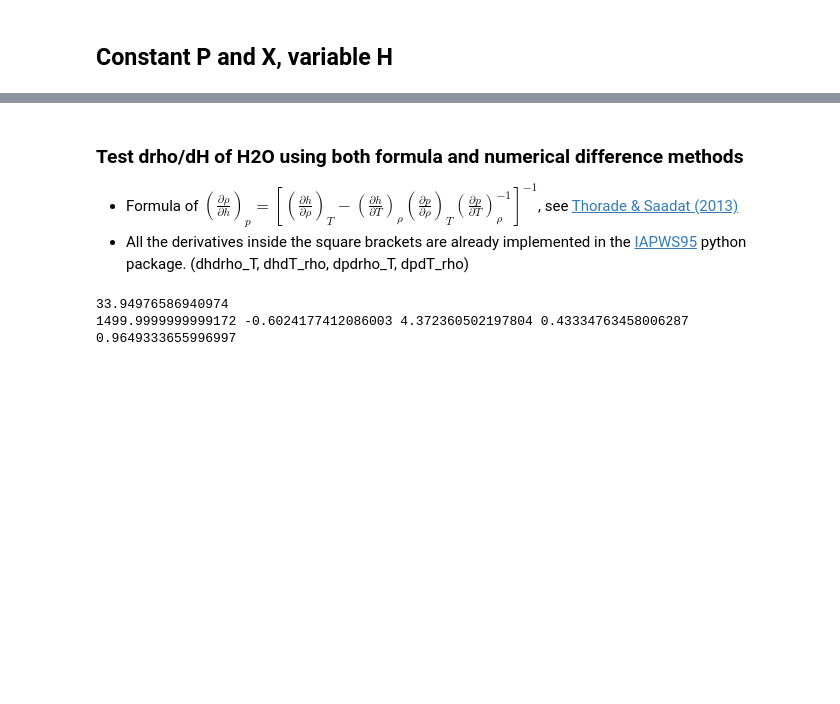
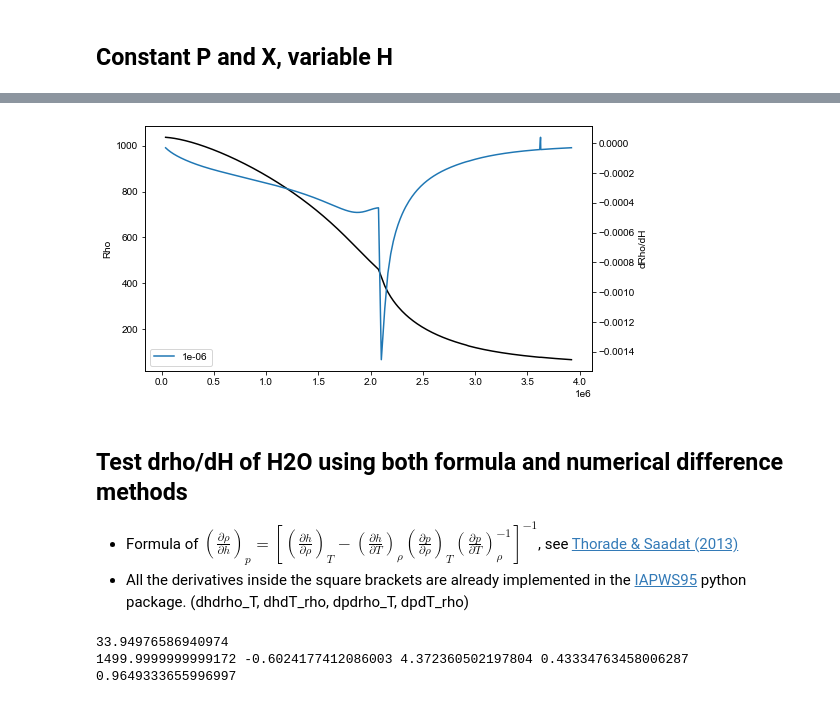
Before and after one commit to zguoch/saltwatereos, a Jupyter notebook: benchmarkTest/notebook/derivative.ipynb, the cells around one changed output, grey strips where cells are left out. Saved outputs shown, nothing was run; the diff lists cells and outputs as text; code cells hidden in the pictures; blank space fills up the shorter version.

```diff
--- a/benchmarkTest/notebook/derivative.ipynb
+++ b/benchmarkTest/notebook/derivative.ipynb
@@ -63,5 +67,51 @@ plt.show()
+# %%
+p, X_wt = 300E5, 0.032
+T = np.linspace(1,800, 1000)+273.15 # K
+H = np.zeros_like(T)
+Rho = np.zeros_like(H)
+phaseRegion = np.zeros_like(H)
+dRhodT = {}
+dHdT = {}
+dRhodH = {}
+dT_list = [0.000001] #K
+for dT in dT_list:
+    dRhodH[dT] = np.zeros_like(H)
+    dRhodT[dT] = np.zeros_like(H)
+    dHdT[dT] = np.zeros_like(H)
+for i in range(0, len(T)):
+    prop = sw.prop_pTX(p, T[i], X_wt)
+    Rho[i] = prop.Rho
+    H[i] = prop.H
+    phaseRegion[i] = prop.Region
+    for dT_K in dT_list:
+        dT = float(dT_K) #K
+        prop2 = sw.prop_pTX(p, T[i] + dT/2.0, X_wt)
+        prop1 = sw.prop_pTX(p, T[i] - dH/2.0, X_wt)
+        dRhodT[dT_K][i] = (prop2.Rho - prop1.Rho)/dT
+        dHdT[dT_K][i] = (prop2.H - prop1.H)/dT
+        dRhodH[dT_K][i] = dRhodT[dT_K][i]/dHdT[dT_K][i]
+# %%
+fig = plt.figure(figsize=(8, 4.5))
+ax  = plt.gca()
+
+ax.plot(H, Rho,'k')
+ax.set_ylabel('Rho')
+# # for i in range(1,len(phaseRegion)):
+# #     ax.axvspan(H[i-1], H[i], fc = plt.cm.tab10.colors[int(phaseRegion[i])], ec='None')
+
+ax_der = ax.twinx()
+for i, dH in enumerate(dT_list):
+    ax_der.plot(H, dRhodH[dH], ms=1, label=dH)
+# # ax_der.set_ylim(-0.0015, 0)
+ax_der.set_ylabel('dRho/dH')
+ax_der.legend()
+
+# plt.savefig('dRhodH.pdf', bbox_inches='tight')
+plt.show()
+# %% [output]
+[figure, added]
 # %% [markdown]
-### Test drho/dH of H2O using both formula and numerical difference methods
+## Test drho/dH of H2O using both formula and numerical difference methods
 * Formula of $\left(\frac{\partial \rho}{\partial h}\right)_p = \left[ \left( \frac{\partial h}{\partial \rho} \right)_T - \left( \frac{\partial h}{\partial T} \right)_{\rho}\left( \frac{\partial p}{\partial \rho} \right)_T\left( \frac{\partial p}{\partial T} \right)_{\rho}^{-1} \right]^{-1}$, see [Thorade & Saadat (2013)](https://doi.org/10.1007/s12665-013-2394-z)
 * All the derivatives inside the square brackets are already implemented in the [IAPWS95](https://iapws.readthedocs.io/en/latest/iapws.iapws95.html) python package. (dhdrho_T, dhdT_rho, dpdrho_T, dpdT_rho)
 # %%
```
Also changed, not shown: parts of 9 cells of this notebook.
